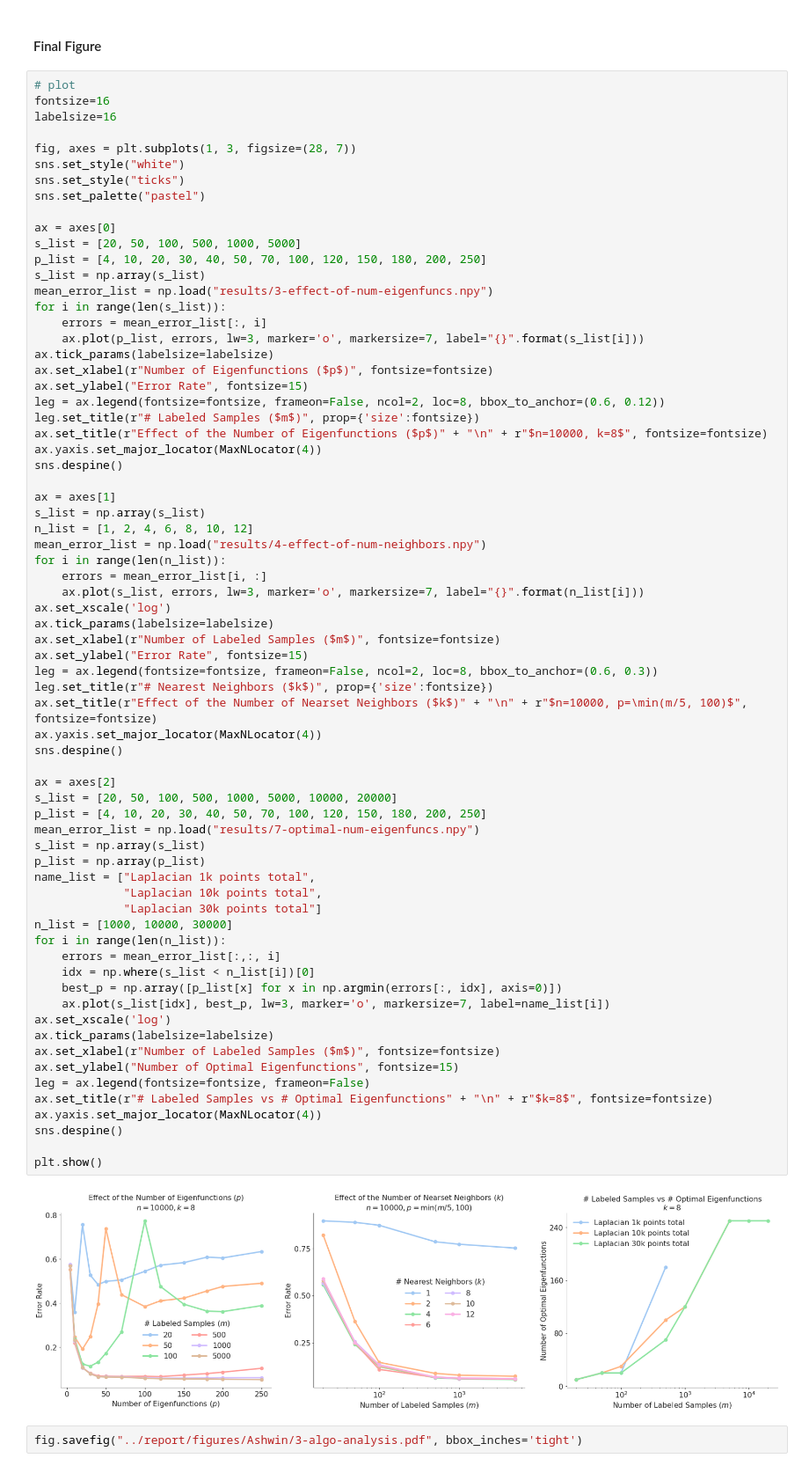
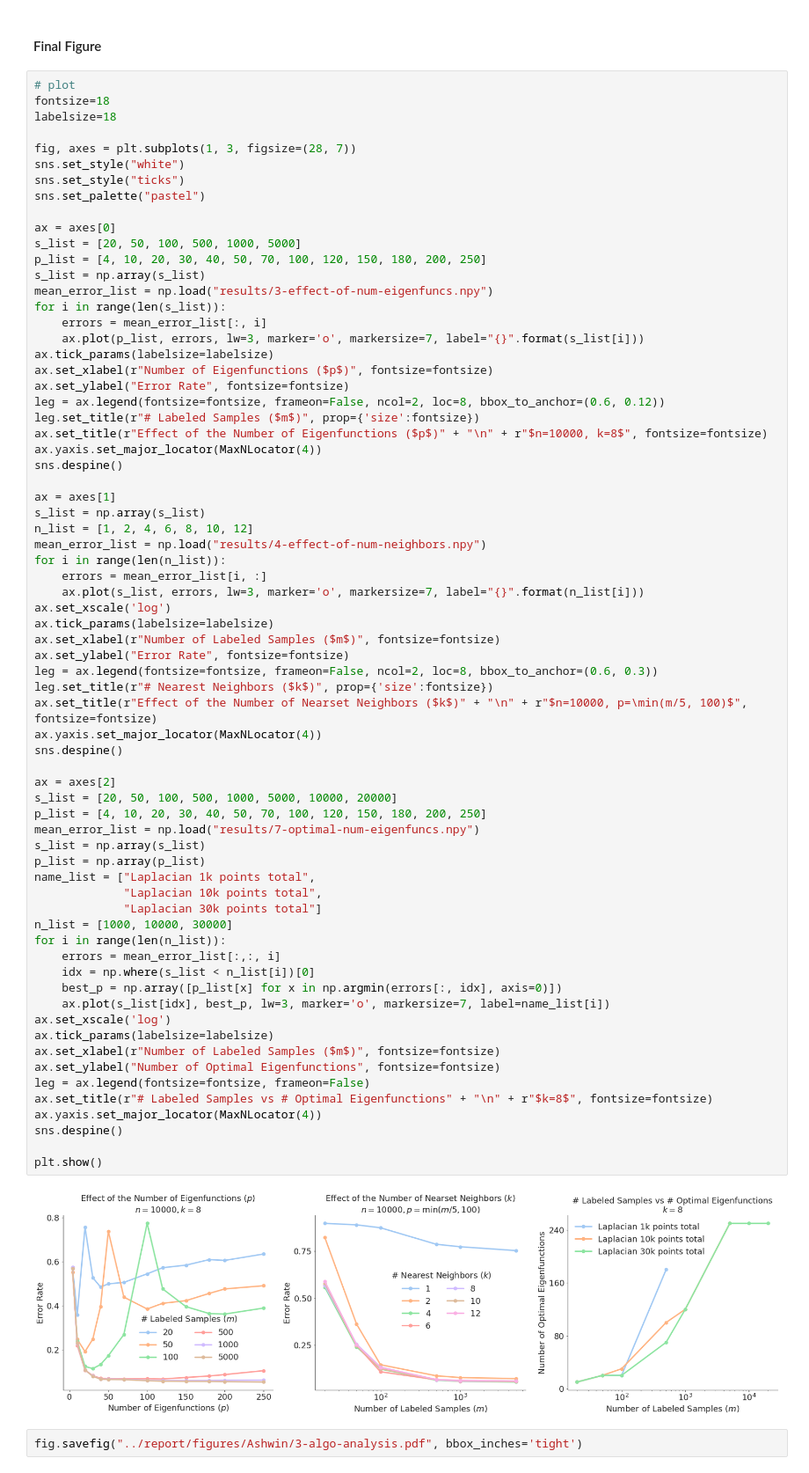
Before and after one commit to Laknath1996/semi-supervised-learning, a Jupyter notebook: laplacian_ssl/3-effect-of-parameters.ipynb, the cells around one changed output. Shown: that part at 88% size. Saved outputs shown, nothing was run; the diff lists cells and outputs as text.

```diff
--- a/laplacian_ssl/3-effect-of-parameters.ipynb
+++ b/laplacian_ssl/3-effect-of-parameters.ipynb
@@ -384,8 +384,8 @@ np.save("results/6-eig-time-complexity.npy", np.array(eig_time))
 #### Final Figure
 # %%
 # plot
-fontsize=16
-labelsize=16
+fontsize=18
+labelsize=18
 
 fig, axes = plt.subplots(1, 3, figsize=(28, 7))
 sns.set_style("white")
@@ -402,7 +402,7 @@ for i in range(len(s_list)):
     ax.plot(p_list, errors, lw=3, marker='o', markersize=7, label="{}".format(s_list[i]))
 ax.tick_params(labelsize=labelsize)
 ax.set_xlabel(r"Number of Eigenfunctions ($p$)", fontsize=fontsize)
-ax.set_ylabel("Error Rate", fontsize=15)
+ax.set_ylabel("Error Rate", fontsize=fontsize)
 leg = ax.legend(fontsize=fontsize, frameon=False, ncol=2, loc=8, bbox_to_anchor=(0.6, 0.12))
 leg.set_title(r"# Labeled Samples ($m$)", prop={'size':fontsize})
 ax.set_title(r"Effect of the Number of Eigenfunctions ($p$)" + "\n" + r"$n=10000, k=8$", fontsize=fontsize)
@@ -419,40 +419,40 @@ for i in range(len(n_list)):
 ax.set_xscale('log')
 ax.tick_params(labelsize=labelsize)
 ax.set_xlabel(r"Number of Labeled Samples ($m$)", fontsize=fontsize)
-ax.set_ylabel("Error Rate", fontsize=15)
+ax.set_ylabel("Error Rate", fontsize=fontsize)
 leg = ax.legend(fontsize=fontsize, frameon=False, ncol=2, loc=8, bbox_to_anchor=(0.6, 0.3))
 leg.set_title(r"# Nearest Neighbors ($k$)", prop={'size':fontsize})
 ax.set_title(r"Effect of the Number of Nearset Neighbors ($k$)" + "\n" + r"$n=10000, p=\min(m/5, 100)$", fontsize=fontsize)
 ax.yaxis.set_major_locator(MaxNLocator(4))
 sns.despine()
 
 ax = axes[2]
 s_list = [20, 50, 100, 500, 1000, 5000, 10000, 20000]
 p_list = [4, 10, 20, 30, 40, 50, 70, 100, 120, 150, 180, 200, 250]
 mean_error_list = np.load("results/7-optimal-num-eigenfuncs.npy")
 s_list = np.array(s_list)
 p_list = np.array(p_list)
 name_list = ["Laplacian 1k points total",
              "Laplacian 10k points total",
              "Laplacian 30k points total"]
 n_list = [1000, 10000, 30000]
 for i in range(len(n_list)):
     errors = mean_error_list[:,:, i]
     idx = np.where(s_list < n_list[i])[0]
     best_p = np.array([p_list[x] for x in np.argmin(errors[:, idx], axis=0)])
     ax.plot(s_list[idx], best_p, lw=3, marker='o', markersize=7, label=name_list[i])
 ax.set_xscale('log')
 ax.tick_params(labelsize=labelsize)
 ax.set_xlabel(r"Number of Labeled Samples ($m$)", fontsize=fontsize)
-ax.set_ylabel("Number of Optimal Eigenfunctions", fontsize=15)
+ax.set_ylabel("Number of Optimal Eigenfunctions", fontsize=fontsize)
 leg = ax.legend(fontsize=fontsize, frameon=False)
 ax.set_title(r"# Labeled Samples vs # Optimal Eigenfunctions" + "\n" + r"$k=8$", fontsize=fontsize)
 ax.yaxis.set_major_locator(MaxNLocator(4))
 sns.despine()
 
 plt.show()
 # %% [output]
-[figure, old version]
+[figure, new version]
 # %%
 fig.savefig("../report/figures/Ashwin/3-algo-analysis.pdf", bbox_inches='tight')
 # %%
```
